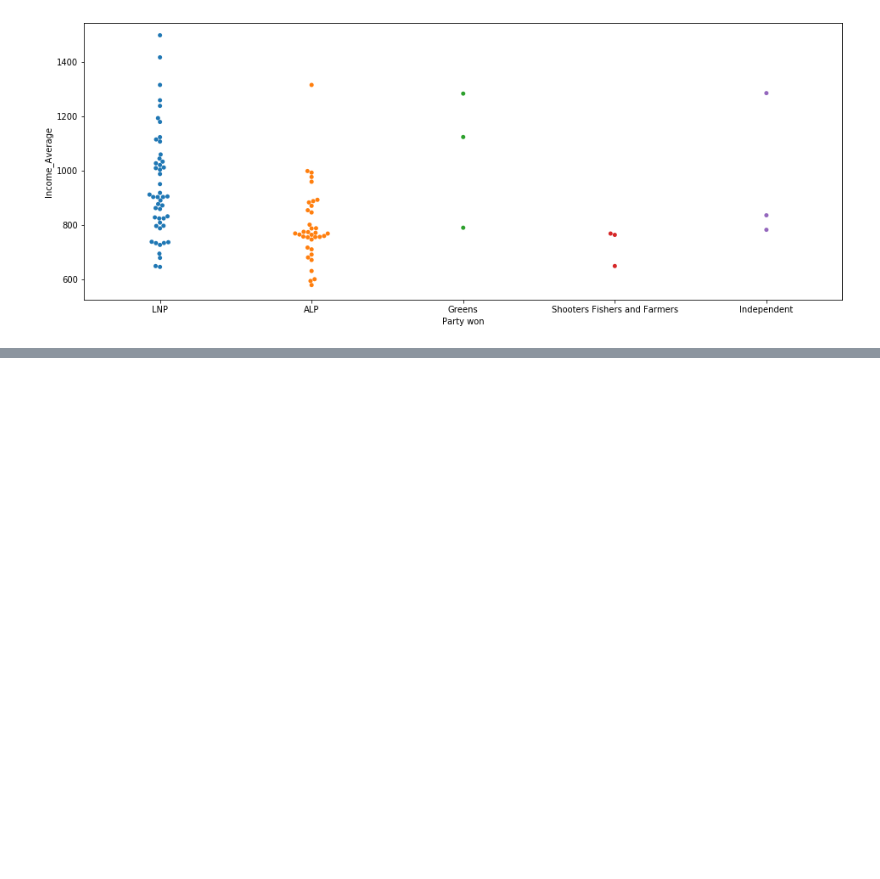
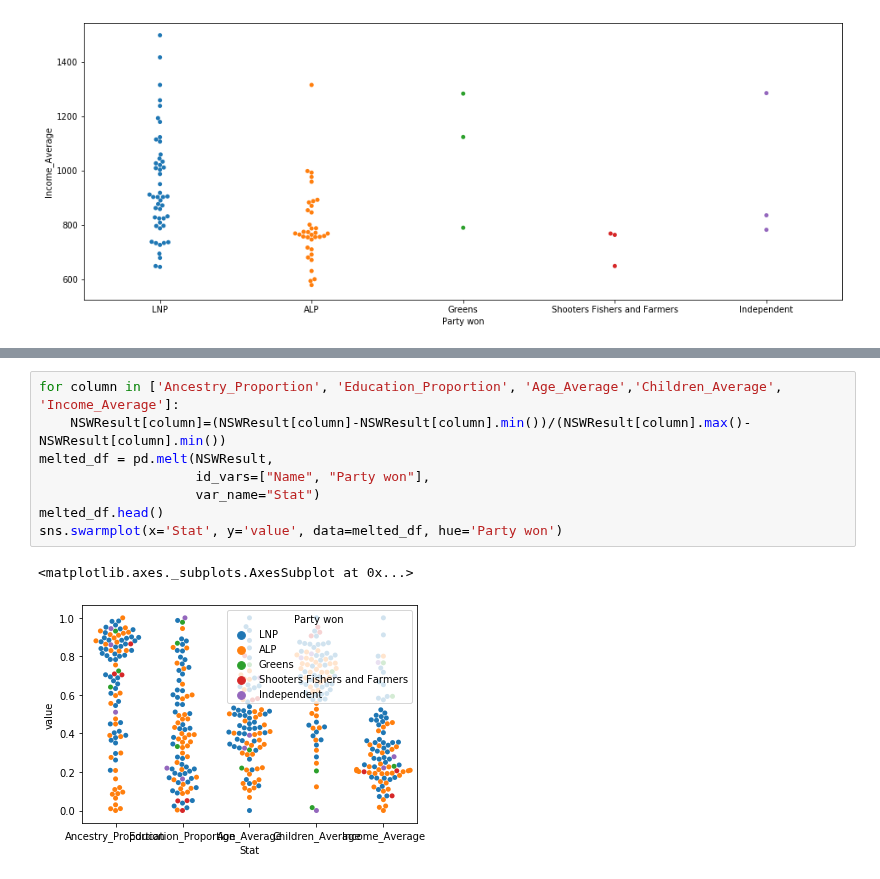
Before and after one commit to garyliu427/data-science-project-2019, a Jupyter notebook: Seaborn Analysis.ipynb, the cells around one changed output, grey strips where cells are left out. Cells and saved outputs as stored; diff of their text form; blank space fills up the shorter version.

```diff
--- a/Seaborn Analysis.ipynb
+++ b/Seaborn Analysis.ipynb
@@ -42,0 +72,11 @@ sns.swarmplot(x='Party won', y='Income_Average', data=NSWResult)
+# %%
+for column in ['Ancestry_Proportion', 'Education_Proportion', 'Age_Average','Children_Average', 'Income_Average']:
+    NSWResult[column]=(NSWResult[column]-NSWResult[column].min())/(NSWResult[column].max()-NSWResult[column].min())
+melted_df = pd.melt(NSWResult,
+                    id_vars=["Name", "Party won"],
+                    var_name="Stat")
+melted_df.head()
+sns.swarmplot(x='Stat', y='value', data=melted_df, hue='Party won')
+# %% [output]
+<matplotlib.axes._subplots.AxesSubplot at 0x...>
+[figure, added]
```
Also changed, not shown: parts of 4 cells of this notebook.
